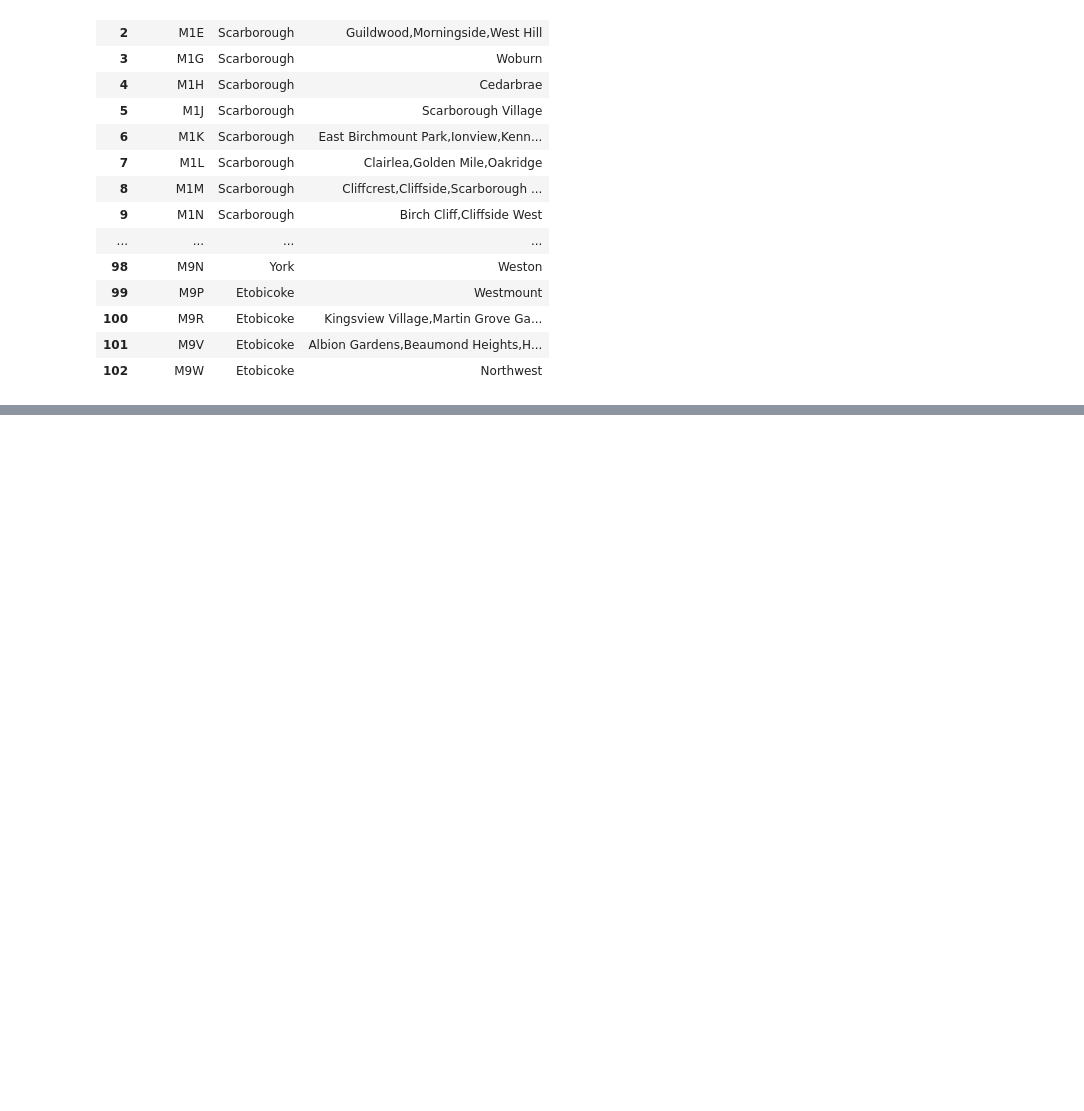
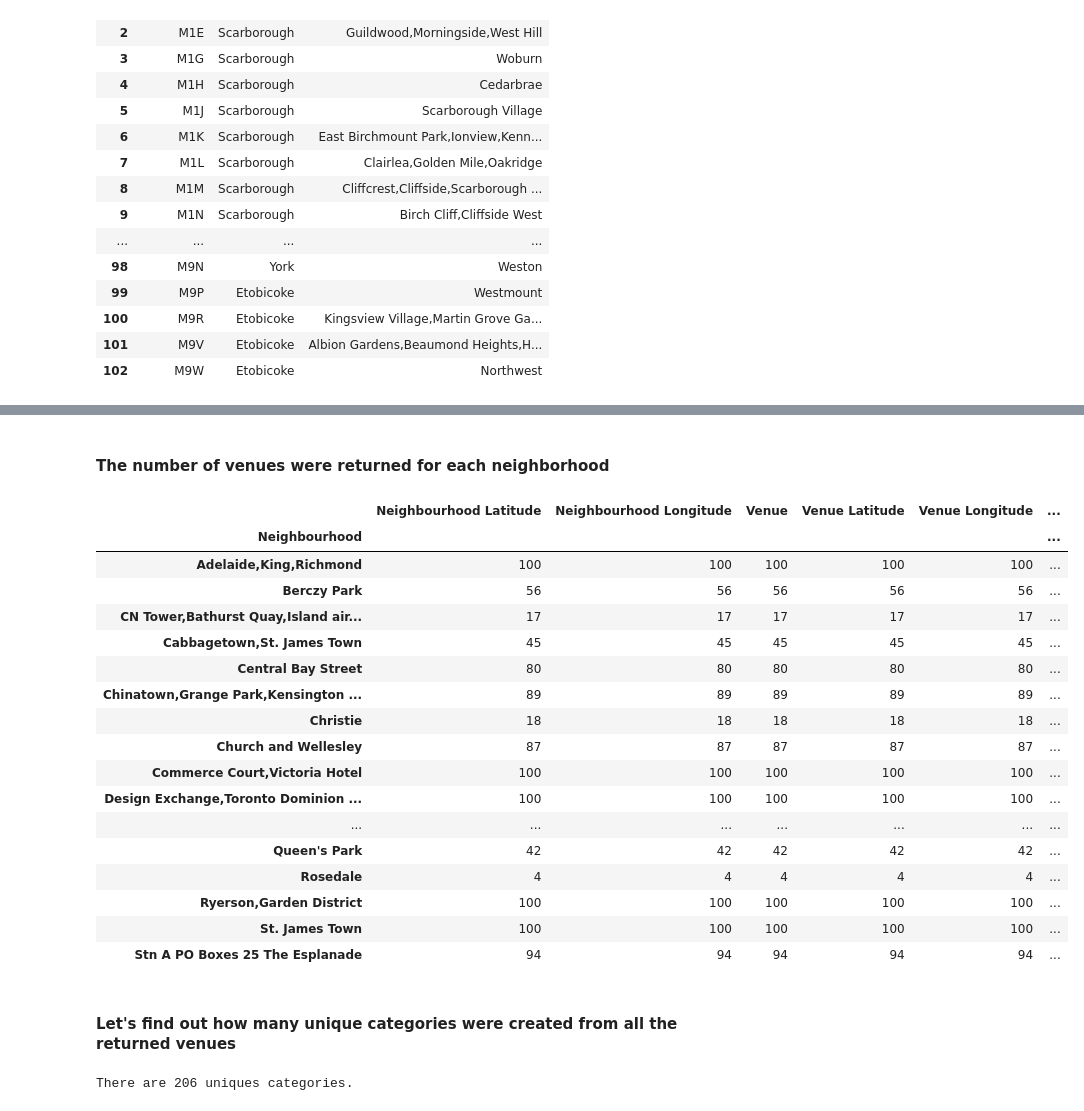
Before and after one commit to tom19891989/Coursera_Capstone, a Jupyter notebook: Coursera Capstone.ipynb, the cells around one changed output, grey strips where cells are left out. Cells and saved outputs as stored; diff of their text form; code cells hidden in the pictures; blank space fills up the shorter version.

```diff
--- a/Coursera Capstone.ipynb
+++ b/Coursera Capstone.ipynb
@@ -204,0 +378,12 @@ print(latitude,longitude )
+# %%
+# function that extracts the category of the venue
+def get_category_type(row):
+    try:
+        categories_list = row['categories']
+    except:
+        categories_list = row['venue.categories']
+
+    if len(categories_list) == 0:
+        return None
+    else:
+        return categories_list[0]['name']
@@ -204,0 +514,29 @@ print(latitude,longitude )
+# %% [markdown]
+#### The number of venues were returned for each neighborhood
+# %%
+toronto_venues.groupby('Neighbourhood').count()
+# %% [output]
+|  | Neighbourhood Latitude | Neighbourhood Longitude | Venue | Venue Latitude | Venue Longitude | ... |
+| Neighbourhood |  |  |  |  |  | ... |
+| Adelaide,King,Richmond | 100 | 100 | 100 | 100 | 100 | ... |
+| Berczy Park | 56 | 56 | 56 | 56 | 56 | ... |
+| CN Tower,Bathurst Quay,Island air... | 17 | 17 | 17 | 17 | 17 | ... |
+| Cabbagetown,St. James Town | 45 | 45 | 45 | 45 | 45 | ... |
+| Central Bay Street | 80 | 80 | 80 | 80 | 80 | ... |
+| Chinatown,Grange Park,Kensington ... | 89 | 89 | 89 | 89 | 89 | ... |
+| Christie | 18 | 18 | 18 | 18 | 18 | ... |
+| Church and Wellesley | 87 | 87 | 87 | 87 | 87 | ... |
+| Commerce Court,Victoria Hotel | 100 | 100 | 100 | 100 | 100 | ... |
+| Design Exchange,Toronto Dominion ... | 100 | 100 | 100 | 100 | 100 | ... |
+| ... | ... | ... | ... | ... | ... | ... |
+| Queen's Park | 42 | 42 | 42 | 42 | 42 | ... |
+| Rosedale | 4 | 4 | 4 | 4 | 4 | ... |
+| Ryerson,Garden District | 100 | 100 | 100 | 100 | 100 | ... |
+| St. James Town | 100 | 100 | 100 | 100 | 100 | ... |
+| Stn A PO Boxes 25 The Esplanade | 94 | 94 | 94 | 94 | 94 | ... |
+# %% [markdown]
+#### Let's find out how many unique categories were created from all the returned venues
+# %%
+print('There are {} uniques categories.'.format(len(toronto_venues['Venue Category'].unique())))
+# %% [output]
+There are 206 uniques categories.
```
Also changed, not shown: parts of 89 cells of this notebook.
